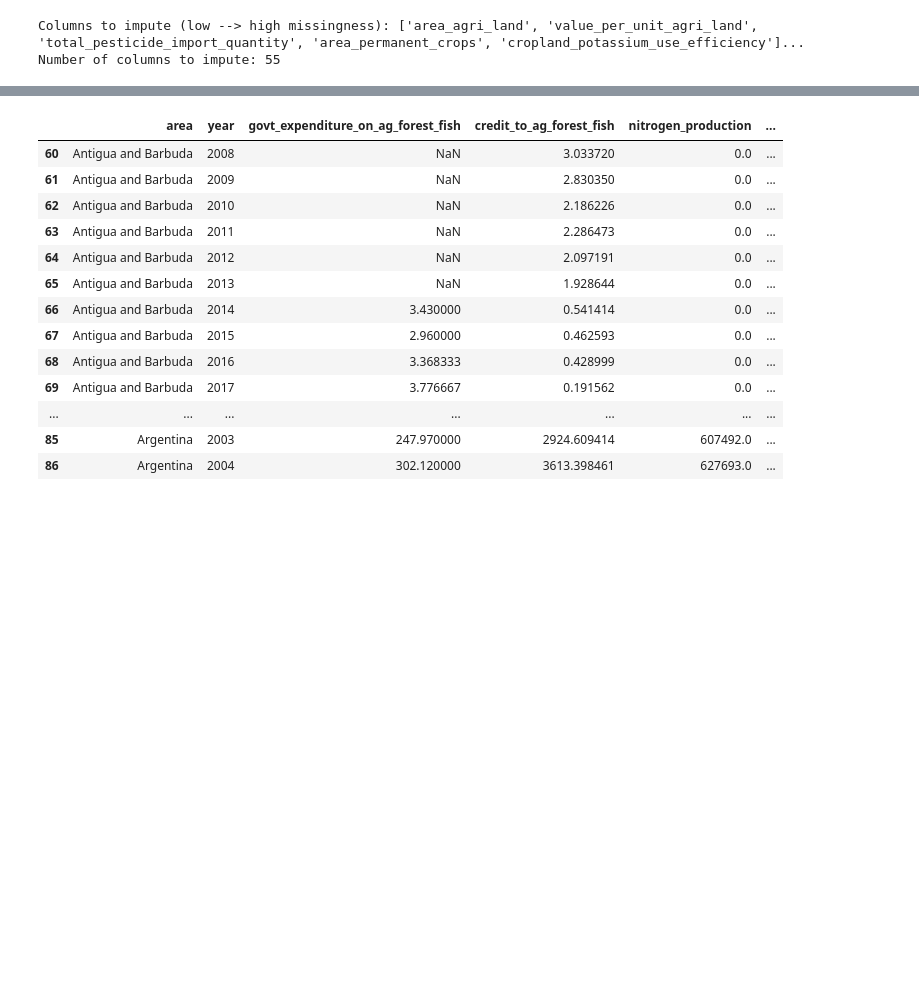
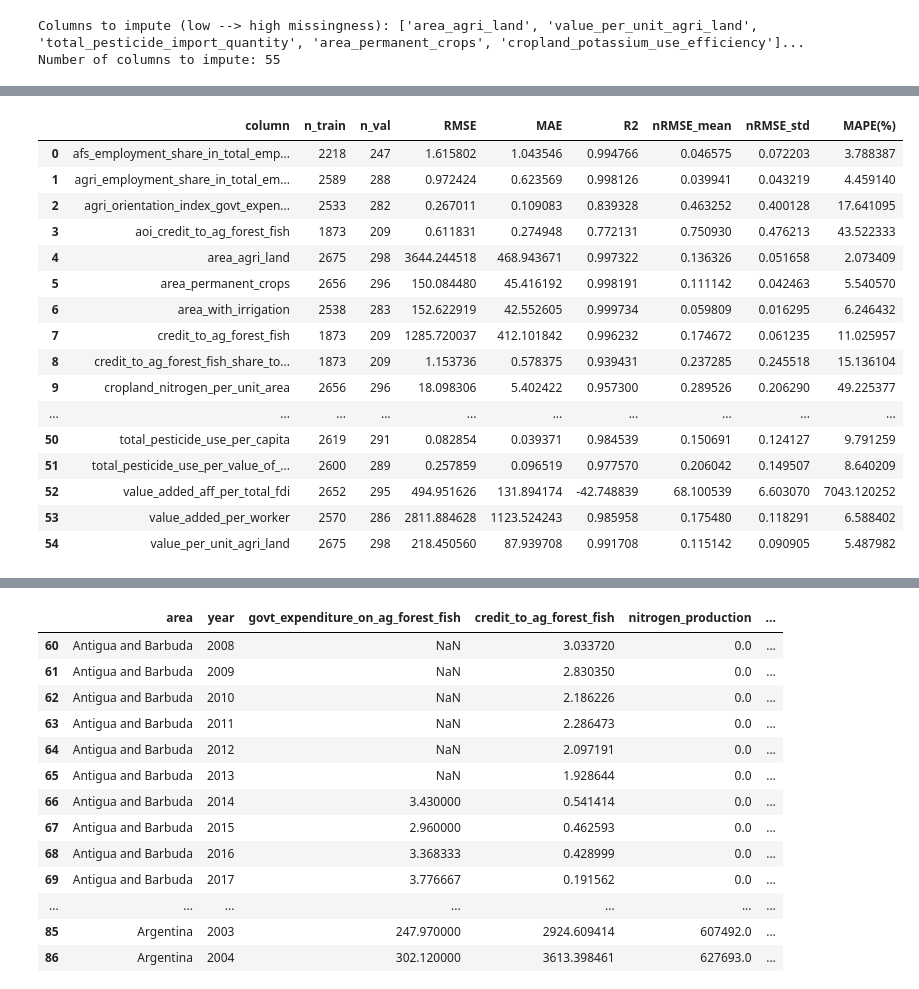
Before and after one commit to Leonidus1995/farmer-prices-forecasting, a Jupyter notebook: dataset_1.ipynb, the cells around one changed output, grey strips where cells are left out. Saved outputs shown, nothing was run; the diff lists cells and outputs as text; code cells hidden in the pictures; blank space fills up the shorter version.

```diff
--- a/dataset_1.ipynb
+++ b/dataset_1.ipynb
@@ -1227,9 +1229,12 @@ Importantly, the model was not trained on any data from the period used for
 forecasting, ensuring no information leakage into the evaluation phase.
 """
 
+# Store evaluation metrics for each imputed column
+metrics_rows = []
+
 for col in to_impute:
     # Masks
-    train_mask = (df['year'].isin(list(range(2001, 2021)))) & (df[col].notna())
+    train_mask = (df['year'].isin(list(range(2001, 2022)))) & (df[col].notna())
     pred_mask = df[col].isna()
 
     # Predictors
@@ -1238,6 +1243,17 @@ for col in to_impute:
     # Training data
     X_train = df.loc[train_mask, X_cols]
     y_train = df.loc[train_mask, col]
+
+    # If enough data exists, create a 90/10 train-validation split
+    if len(y_train) >= 20:
+        # 90/10 train-val split
+        X_tr, X_val, y_tr, y_val = train_test_split(
+            X_train, y_train, test_size=0.1, random_state=1
+        )
+    else:
+        # If data is too small, skip validation
+        X_tr, y_tr = X_train, y_train
+        X_val, y_val = None, None
 
     # Choose objective
     y_min = y_train.min()
@@ -1258,14 +1274,63 @@ for col in to_impute:
     )
 
     # Fit the model on training data
-    model.fit(X_train, y_train)
+    model.fit(X_tr, y_tr)
 
-    # Predict all missing rows (2001-2023)
+    # If validation set exists, calculate error metrics
+    if X_val is not None and len(X_val) > 0:
+        # Predictions clipped at 0 to enforce non-negativity
+        val_pred = np.clip(model.predict(X_val), 0, None)
+        rmse = root_mean_squared_error(y_val, val_pred)
+        mae = mean_absolute_error(y_val, val_pred)
+        r2 = r2_score(y_val, val_pred)
+
+        # Normalized errors for interpretability
+        mean_y = y_val.mean()
+        std_y = y_val.std()
+
+        nrmse_mean = rmse/mean_y if mean_y != 0 else np.nan
+        nrmse_std = rmse/std_y if std_y != 0 else np.nan
+
+        # Mean Absolute Percentage Error (ignoring inf/NaN cases)
+        mape = (np.abs((y_val - val_pred)/y_val)
+                .replace([np.inf, -np.inf], np.nan)
+                .dropna()
+                .mean()*100)
+
+        # Append metrics to the summary list
+        metrics_rows.append({
+            'column': col,
+            'n_train': len(y_tr),
+            'n_val': len(y_val),
+            'RMSE': rmse,
+            'MAE': mae,
+            'R2': r2,
+            'nRMSE_mean': nrmse_mean,
+            'nRMSE_std': nrmse_std,
+            'MAPE(%)': mape
+        })
+    else:
+        # If no validation, fill with NaNs for metrics
+        metrics_rows.append({
+            'column': col,
+            'n_train': len(y_tr),
+            'n_val': 0,
+            'RMSE': np.nan,
+            'MAE': np.nan,
+            'R2': np.nan,
+            'nRMSE_mean': np.nan,
+            'nRMSE_std': np.nan,
+            'MAPE(%)': np.nan
+        })
+
     X_pred = df.loc[pred_mask, X_cols]
-    y_pred = model.predict(X_pred)
+    # Predict missing values for the entire column (2001–2023)
+    y_pred = np.clip(model.predict(X_pred), 0, None)
 
 
     df.loc[pred_mask, col] = y_pred
 
-print("Done imputing.")
+# Collect metrics into a DataFrame for inspection
+impute_metrics = pd.DataFrame(metrics_rows).sort_values('column').reset_index(drop=True)
+impute_metrics
 # %% [output]
@@ -1272,0 +1337,17 @@ Done imputing.
+|  | column | n_train | n_val | RMSE | MAE | R2 | nRMSE_mean | nRMSE_std | MAPE(%) |
+| 0 | afs_employment_share_in_total_emp... | 2218 | 247 | 1.615802 | 1.043546 | 0.994766 | 0.046575 | 0.072203 | 3.788387 |
+| 1 | agri_employment_share_in_total_em... | 2589 | 288 | 0.972424 | 0.623569 | 0.998126 | 0.039941 | 0.043219 | 4.459140 |
+| 2 | agri_orientation_index_govt_expen... | 2533 | 282 | 0.267011 | 0.109083 | 0.839328 | 0.463252 | 0.400128 | 17.641095 |
+| 3 | aoi_credit_to_ag_forest_fish | 1873 | 209 | 0.611831 | 0.274948 | 0.772131 | 0.750930 | 0.476213 | 43.522333 |
+| 4 | area_agri_land | 2675 | 298 | 3644.244518 | 468.943671 | 0.997322 | 0.136326 | 0.051658 | 2.073409 |
+| 5 | area_permanent_crops | 2656 | 296 | 150.084480 | 45.416192 | 0.998191 | 0.111142 | 0.042463 | 5.540570 |
+| 6 | area_with_irrigation | 2538 | 283 | 152.622919 | 42.552605 | 0.999734 | 0.059809 | 0.016295 | 6.246432 |
+| 7 | credit_to_ag_forest_fish | 1873 | 209 | 1285.720037 | 412.101842 | 0.996232 | 0.174672 | 0.061235 | 11.025957 |
+| 8 | credit_to_ag_forest_fish_share_to... | 1873 | 209 | 1.153736 | 0.578375 | 0.939431 | 0.237285 | 0.245518 | 15.136104 |
+| 9 | cropland_nitrogen_per_unit_area | 2656 | 296 | 18.098306 | 5.402422 | 0.957300 | 0.289526 | 0.206290 | 49.225377 |
+| ... | ... | ... | ... | ... | ... | ... | ... | ... | ... |
+| 50 | total_pesticide_use_per_capita | 2619 | 291 | 0.082854 | 0.039371 | 0.984539 | 0.150691 | 0.124127 | 9.791259 |
+| 51 | total_pesticide_use_per_value_of_... | 2600 | 289 | 0.257859 | 0.096519 | 0.977570 | 0.206042 | 0.149507 | 8.640209 |
+| 52 | value_added_aff_per_total_fdi | 2652 | 295 | 494.951626 | 131.894174 | -42.748839 | 68.100539 | 6.603070 | 7043.120252 |
+| 53 | value_added_per_worker | 2570 | 286 | 2811.884628 | 1123.524243 | 0.985958 | 0.175480 | 0.118291 | 6.588402 |
+| 54 | value_per_unit_agri_land | 2675 | 298 | 218.450560 | 87.939708 | 0.991708 | 0.115142 | 0.090905 | 5.487982 |
```
Also changed, not shown: parts of 38 cells of this notebook, 2 other files.
